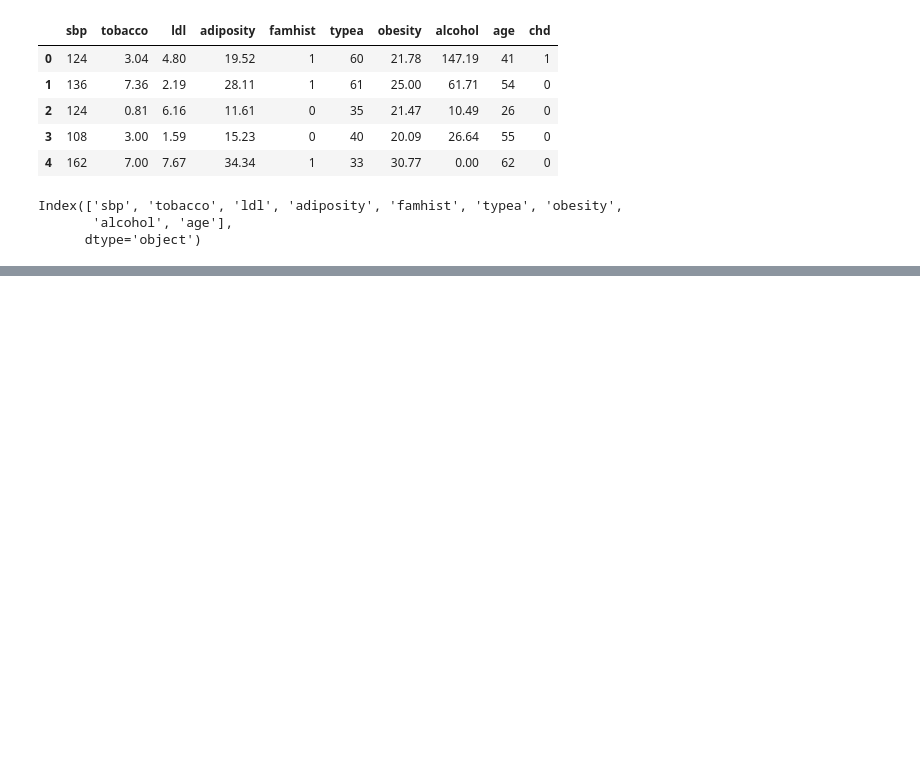
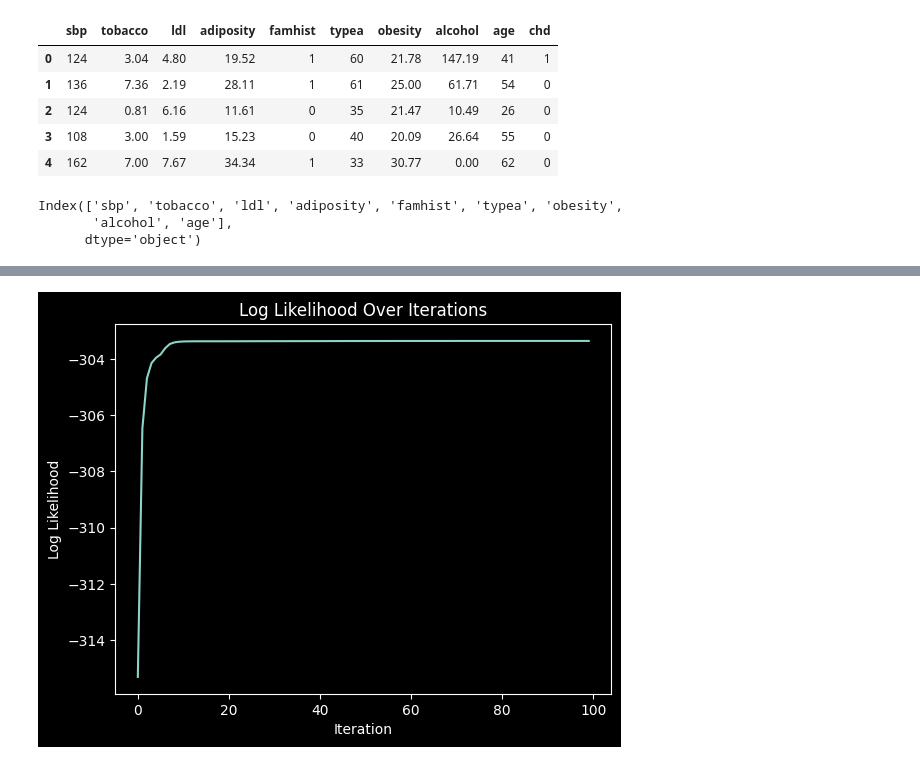
Before and after one commit to jaehho/junior_fall, a Jupyter notebook: frequentist/project_2/project_2.ipynb, the cells around one changed output, grey strips where cells are left out. Cells and saved outputs as stored; diff of their text form; code cells hidden in the pictures; blank space fills up the shorter version.

```diff
--- a/frequentist/project_2/project_2.ipynb
+++ b/frequentist/project_2/project_2.ipynb
@@ -146,0 +91,72 @@ accuracy
+# %%
+import numpy as np
+import matplotlib.pyplot as plt
+
+class LogisticRegressionSGD:
+    def __init__(self, learning_rate=0.01, C=0.01, num_steps=1000):
+        self.learning_rate = learning_rate  # Step size for updating weights
+        self.C = C  # Regularization strength (L1 penalty factor)
+        self.num_steps = num_steps  # Number of iterations for training
+        self.weights = None  # Weights will be initialized during training
+        self.log_likelihood_values = []  # To store log likelihood values over iterations
+
+    def sigmoid(self, z):
+        # Sigmoid function to map input values to a probability
+        # S(z) = 1 / (1 + exp(-z))
+        return 1 / (1 + np.exp(-z))
+
+    def predict(self, X):
+        return self.sigmoid(np.dot(X, self.weights))
+
+    def compute_log_likelihood(self, X, y):
+        # log_likelihood = sum(y * log(predictions) + (1 - y) * log(1 - predictions))
+        predictions = self.predict(X)
+        return np.sum(y * np.log(predictions + 1e-9) + (1 - y) * np.log(1 - predictions + 1e-9)) # 1e-9 is added to prevent log(0)
+
+    def fit(self, X, y):
+        self.weights = np.random.randn(X.shape[1]) * 0.01  # Initialize weights with small random values to break symmetry
+
+        for step in range(self.num_steps):
+            # Shuffle data for stochasticity in each iteration to ensure better convergence
+            # indices = np.arange(X.shape[0])
+            # np.random.shuffle(indices)
+            # X, y = X[indices], y[indices]
+
+            for i in range(X.shape[0]):
+                # Compute the predicted probability for the current sample
+                predictions = self.predict(X[i])
+                # Compute the error (difference between actual and predicted value)
+                error = y[i] - predictions
+                # Compute the gradient for the current sample
+                gradient = X[i] * error
+
+                # Update weights using the gradient and learning rate
+                self.weights += self.learning_rate * gradient
+
+                # L1 Regularization Penalty
+                self.weights = np.sign(self.weights) * np.maximum(0, np.abs(self.weights) - self.learning_rate * self.C)
+
+            log_likelihood = self.compute_log_likelihood(X, y)
+            self.log_likelihood_values.append(log_likelihood)
+
+            if step % 10 == 0:
+                print(f"Step {step}: Log Likelihood = {log_likelihood}")
+
+    def plot_log_likelihood(self):
+        # Plot the log likelihood values over iterations to visualize convergence
+        plt.plot(range(len(self.log_likelihood_values)), self.log_likelihood_values)
+        plt.xlabel('Iteration')
+        plt.ylabel('Log Likelihood')
+        plt.title('Log Likelihood Over Iterations')
+        plt.show()
+
+
+# Example usage
+from sklearn.datasets import make_classification
+X, y = make_classification(n_samples=1000, n_features=10, n_classes=2)
+
+# Train logistic regression using SGD with L1 regularization
+model = LogisticRegressionSGD(learning_rate=0.01, C=0.01, num_steps=100)
+model.fit(X, y)
+model.plot_log_likelihood()
+# %% [output]
@@ -146,0 +173 @@ accuracy
+[figure, added]
```
Also changed, not shown: parts of 4 cells of this notebook, 1 other file.
